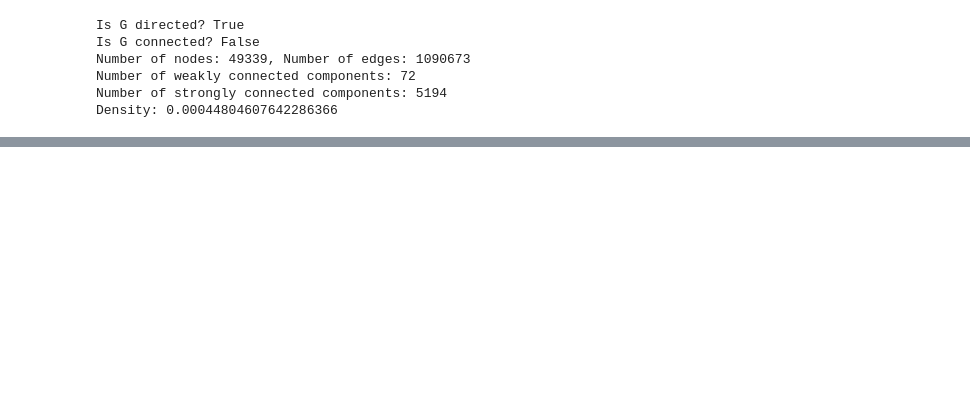
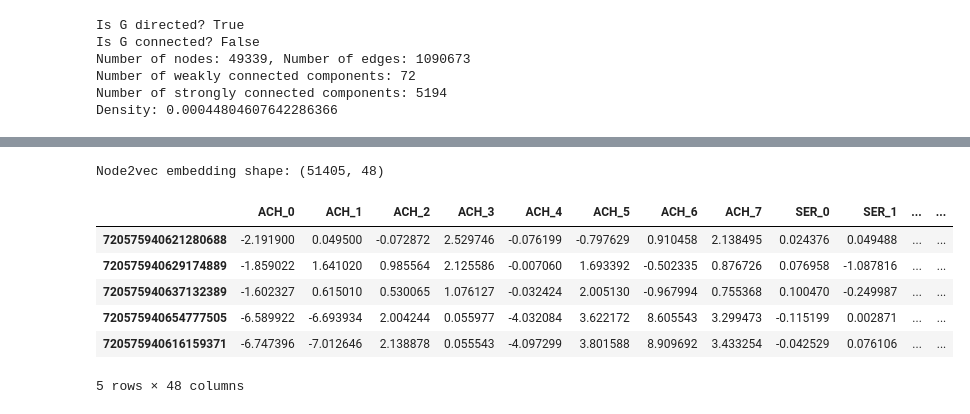
Before and after one commit to ernestoBocini/Drosophila-Brain-Wiring-Diagram-GAT, a Jupyter notebook: notebooks/exploration.ipynb, the cells around one changed output, grey strips where cells are left out. Drawn from its saved outputs; the diff is of its cells as text; code cells hidden in the pictures; blank space fills up the shorter version.

```diff
--- a/notebooks/exploration.ipynb
+++ b/notebooks/exploration.ipynb
@@ -213,0 +310,15 @@ ax.spy(adjacency_matrix);
+# %%
+node2vec_embedding = pd.read_pickle('../data/embeddings/node2vec_embedding.pkl')
+
+print('Node2vec embedding shape:',node2vec_embedding.shape)
+
+node2vec_embedding.head()
+# %% [output]
+Node2vec embedding shape: (51405, 48)
+|  | ACH_0 | ACH_1 | ACH_2 | ACH_3 | ACH_4 | ACH_5 | ACH_6 | ACH_7 | SER_0 | SER_1 | ... | ... |
+| 720575940621280688 | -2.191900 | 0.049500 | -0.072872 | 2.529746 | -0.076199 | -0.797629 | 0.910458 | 2.138495 | 0.024376 | 0.049488 | ... | ... |
+| 720575940629174889 | -1.859022 | 1.641020 | 0.985564 | 2.125586 | -0.007060 | 1.693392 | -0.502335 | 0.876726 | 0.076958 | -1.087816 | ... | ... |
+| 720575940637132389 | -1.602327 | 0.615010 | 0.530065 | 1.076127 | -0.032424 | 2.005130 | -0.967994 | 0.755368 | 0.100470 | -0.249987 | ... | ... |
+| 720575940654777505 | -6.589922 | -6.693934 | 2.004244 | 0.055977 | -4.032084 | 3.622172 | 8.605543 | 3.299473 | -0.115199 | 0.002871 | ... | ... |
+| 720575940616159371 | -6.747396 | -7.012646 | 2.138878 | 0.055543 | -4.097299 | 3.801588 | 8.909692 | 3.433254 | -0.042529 | 0.076106 | ... | ... |
+5 rows × 48 columns
```
Also changed, not shown: parts of 23 cells of this notebook.
